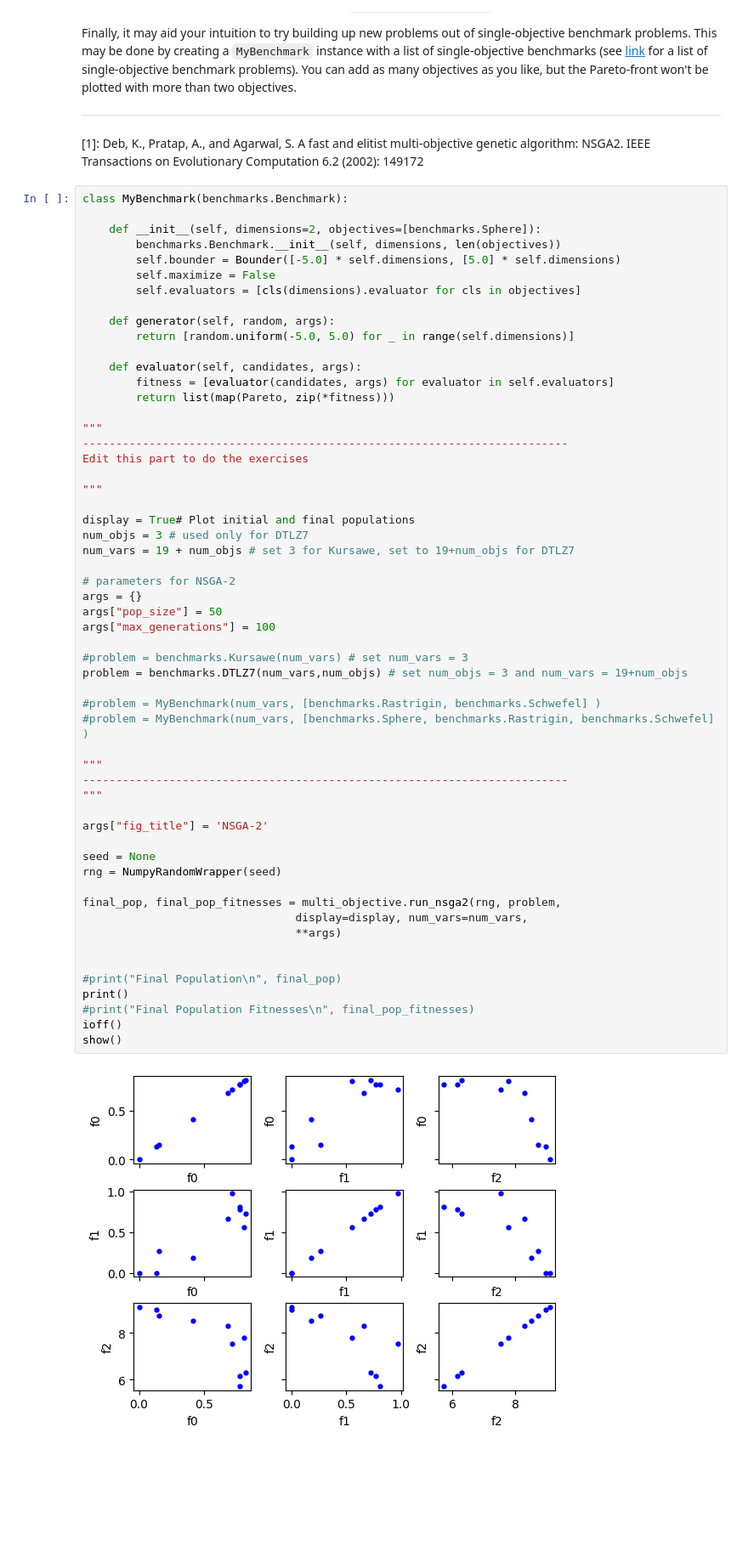
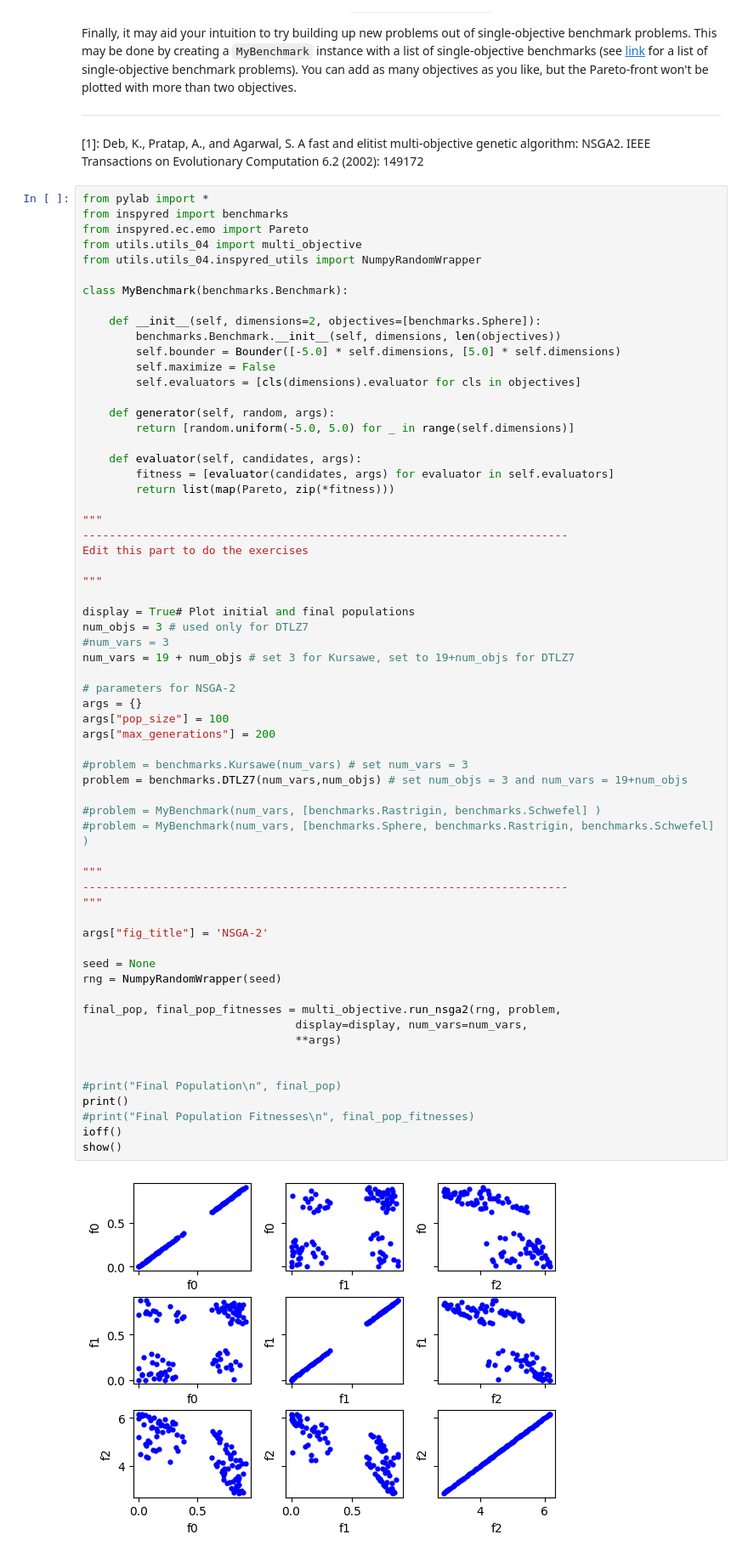
Before and after one commit to wamuumu/bio-labs, a Jupyter notebook: Lab04/Lab_04.ipynb, the cells around one changed output. Shown at 85% size. Cells and saved outputs as stored; diff of their text form; blank space fills up the shorter version.

```diff
--- a/Lab04/Lab_04.ipynb
+++ b/Lab04/Lab_04.ipynb
@@ -164,6 +164,12 @@ Finally, it may aid your intuition to try building up new problems out of single
 [1]:
 Deb, K., Pratap, A., and Agarwal, S. A fast and elitist multi-objective genetic algorithm: NSGA2. IEEE Transactions on Evolutionary Computation 6.2 (2002): 149172
 # %%
+from pylab import *
+from inspyred import benchmarks
+from inspyred.ec.emo import Pareto
+from utils.utils_04 import multi_objective
+from utils.utils_04.inspyred_utils import NumpyRandomWrapper
+
 class MyBenchmark(benchmarks.Benchmark):
 
     def __init__(self, dimensions=2, objectives=[benchmarks.Sphere]):
@@ -187,40 +193,41 @@ Edit this part to do the exercises
 
 display = True# Plot initial and final populations
 num_objs = 3 # used only for DTLZ7
+#num_vars = 3
 num_vars = 19 + num_objs # set 3 for Kursawe, set to 19+num_objs for DTLZ7
 
 # parameters for NSGA-2
 args = {}
-args["pop_size"] = 50
-args["max_generations"] = 100
+args["pop_size"] = 100
+args["max_generations"] = 200
 
 #problem = benchmarks.Kursawe(num_vars) # set num_vars = 3
 problem = benchmarks.DTLZ7(num_vars,num_objs) # set num_objs = 3 and num_vars = 19+num_objs
 
 #problem = MyBenchmark(num_vars, [benchmarks.Rastrigin, benchmarks.Schwefel] )
 #problem = MyBenchmark(num_vars, [benchmarks.Sphere, benchmarks.Rastrigin, benchmarks.Schwefel] )
 
 """
 -------------------------------------------------------------------------
 """
 
 args["fig_title"] = 'NSGA-2'
 
 seed = None
 rng = NumpyRandomWrapper(seed)
 
 final_pop, final_pop_fitnesses = multi_objective.run_nsga2(rng, problem,
                                 display=display, num_vars=num_vars,
                                 **args)
 
 
 #print("Final Population\n", final_pop)
 print()
 #print("Final Population Fitnesses\n", final_pop_fitnesses)
 ioff()
 show()
 # %% [output]
-[figure, old version]
+[figure, new version]
 # %% [markdown]
 ## Exercise 3
 
```
Also changed, not shown: 1 other file.
